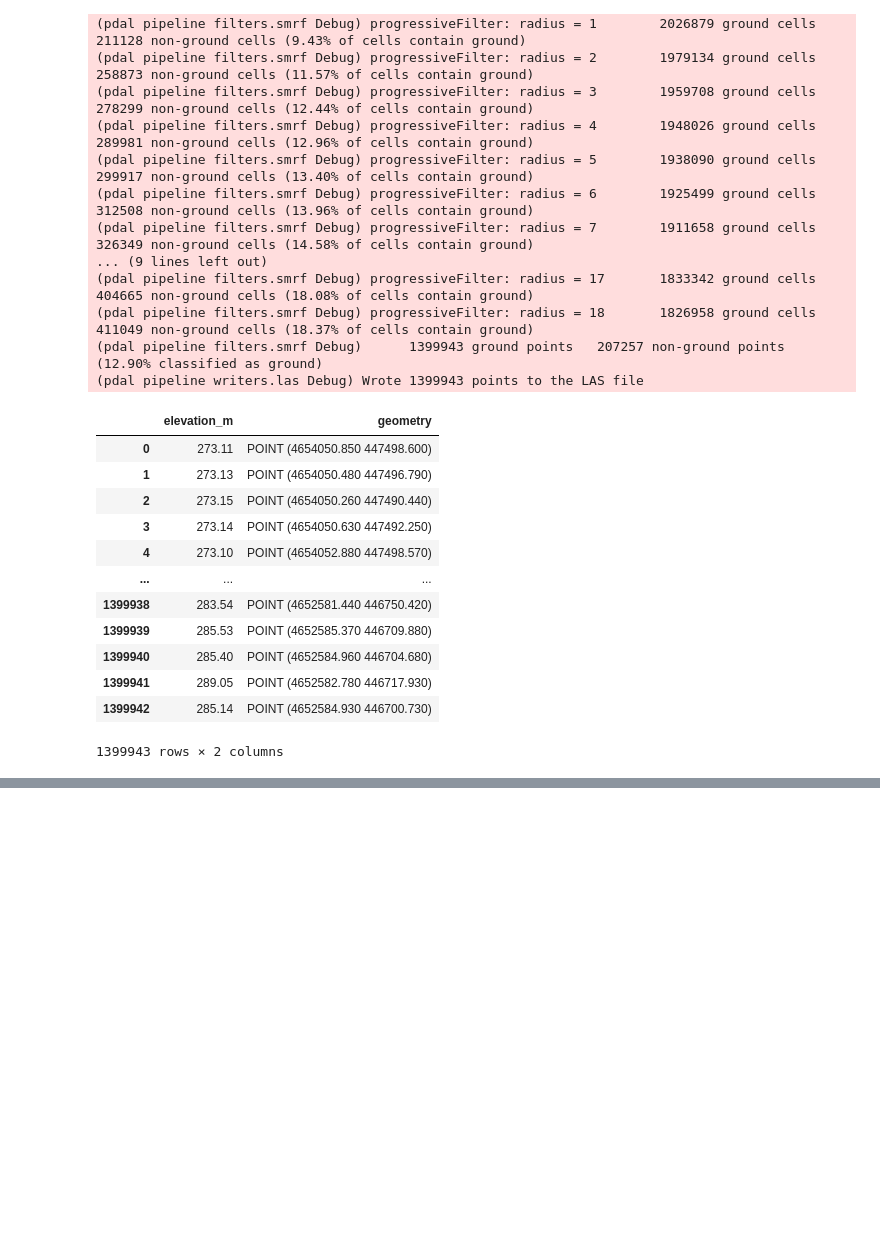
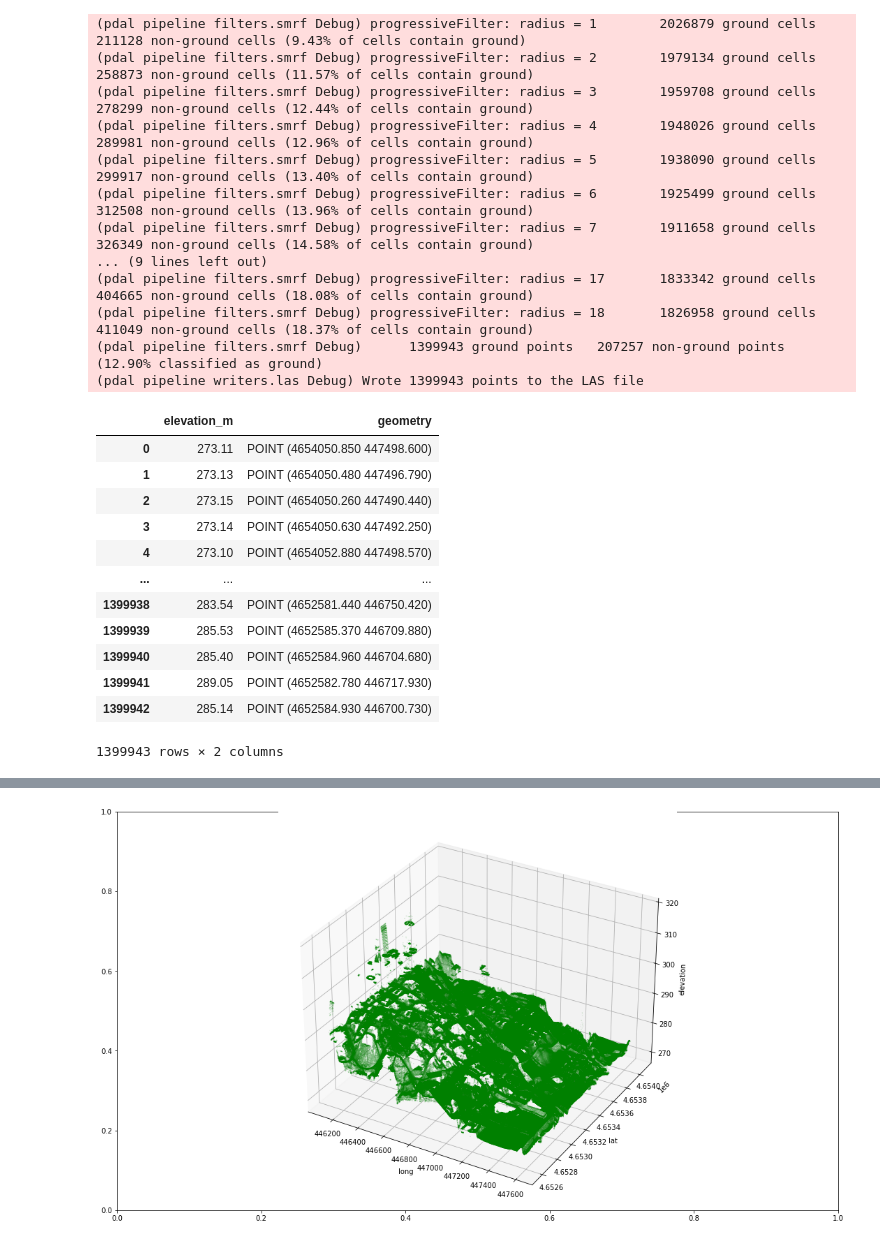
Before and after one commit to tutorialcreation/GeoLidar, a Jupyter notebook: notebooks/GeoLidar.ipynb, the cells around one changed output, grey strips where cells are left out. Drawn from its saved outputs; the diff is of its cells as text; code cells hidden in the pictures; blank space fills up the shorter version.

```diff
--- a/notebooks/GeoLidar.ipynb
+++ b/notebooks/GeoLidar.ipynb
@@ -167,9 +167,9 @@ def load_geolidar(boundary,state,filename):
     df = pd.DataFrame({'elevation_m': [x[2] for x in results]})
     gdf = gpd.GeoDataFrame(df, geometry=gpd.points_from_xy([x[1] for x in results],
                                                            [x[0] for x in results]))
-    return gdf
+    return results,gdf
 # %%
-result = load_geolidar(([-10425171.940, -10423171.940], [5164494.710, 5166494.710]),state_mapper_variables.IA_FullState,"../data/iowa")
+results,gdf = load_geolidar(([-10425171.940, -10423171.940], [5164494.710, 5166494.710]),state_mapper_variables.IA_FullState,"../data/iowa")
 # %% [output]
 (PDAL Debug) Debugging...
 (pdal pipeline readers.ept Debug) Query bounds: ([-10425171.94, -10423171.94], [5164494.71, 5166494.71], [-1.797693134862316e+308, 1.797693134862316e+308])
@@ -277,0 +278,27 @@ NameError: name 'plt' is not defined
+# %%
+def plot_3d_map(results):
+    """
+    plotting of a 3d map
+    args:
+        results (list): input a python list of tuples in the form of (X,Y,Z)
+    return:
+        3d plot of the input points
+    """
+    # set data
+    X = np.array([x[0] for x in results])
+    Y = np.array([x[1] for x in results])
+    Z = np.array([x[2] for x in results])
+
+    # plot data
+    fig, ax = plt.subplots(1, 1, figsize=(8, 6))
+    fig.set_size_inches(18.5, 10.5, forward=True)
+    ax = plt.axes(projection='3d')
+    ax.scatter(X, Y, Z, s=0.01,color="green")
+    ax.set_xlabel('long')
+    ax.set_ylabel('lat')
+    ax.set_zlabel('elevation')
+    plt.show()
+# %%
+plot_3d_map(results)
+# %% [output]
+[figure, added]
```
Also changed, not shown: parts of 3 cells of this notebook, 1 other file.
